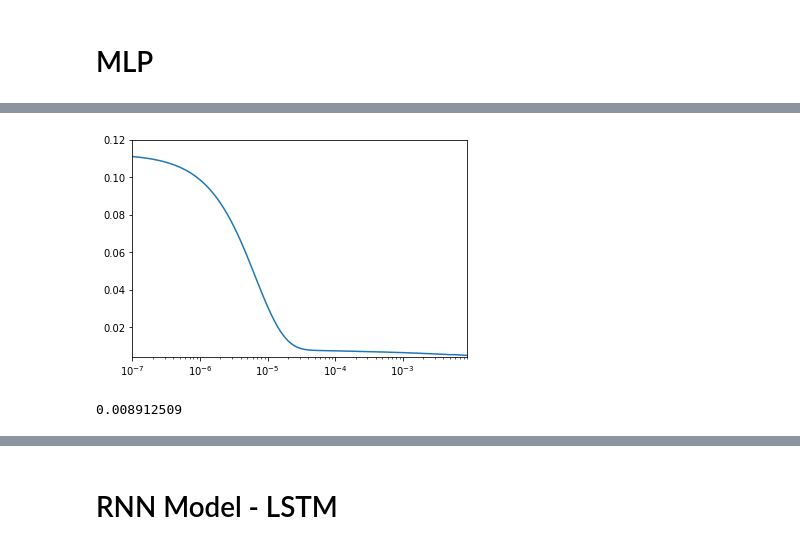
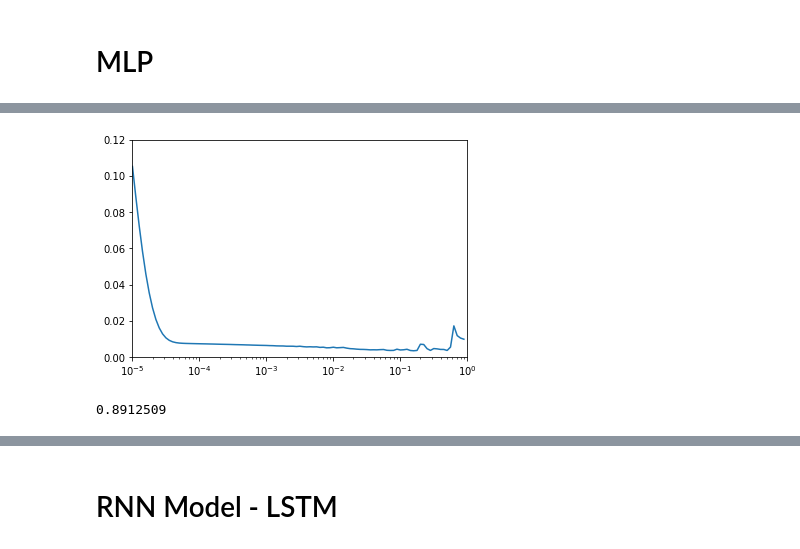
Before and after one commit to topefolorunso/NN-Based-Oil-Prediction-Model-w-Time-Series-Forecasting, a Jupyter notebook: 507_508/model.ipynb, the cells around one changed output, grey strips where cells are left out. Saved outputs shown, nothing was run; the diff lists cells and outputs as text; code cells hidden in the pictures.

```diff
--- a/507_508/model.ipynb
+++ b/507_508/model.ipynb
@@ -160,15 +160,3 @@ mse = 0.0003178901941009895,
 rmse = 0.017829475429776094
 # %% [markdown]
 # Linear Model
-# %%
-def window_dataset(series, window_size, batch_size=32,
-                   shuffle_buffer=1000):
-
-    dataset = tf.data.Dataset.from_tensor_slices(series)
-    dataset = dataset.window(window_size + 1, shift=1, drop_remainder=True)
-    dataset = dataset.flat_map(lambda window: window.batch(window_size + 1))
-    dataset = dataset.shuffle(shuffle_buffer)
-    dataset = dataset.map(lambda window: (window[:-1], window[-1]))
-    dataset = dataset.batch(batch_size).prefetch(1)
-
-    return dataset
@@ -213,3 +163,26 @@ Epoch 100/100
+# %%
+def window_dataset(series, window_size, batch_size=30, shuffle_buffer=100):
+
+    dataset = tf.data.Dataset.from_tensor_slices(series)
+    dataset = dataset.window(window_size + 1, shift=1, drop_remainder=True)
+    dataset = dataset.flat_map(lambda window: window.batch(window_size + 1))
+    dataset = dataset.shuffle(shuffle_buffer)
+    dataset = dataset.map(lambda window: (window[:-1], window[-1]))
+    dataset = dataset.batch(batch_size).prefetch(2)
+
+    return dataset
+
+
+def model_forecast(model, series, window_size):
+
+    dataset = tf.data.Dataset.from_tensor_slices(series)
+    dataset = dataset.window(window_size, shift=1, drop_remainder=True)
+    dataset = dataset.flat_map(lambda w: w.batch(window_size))
+    dataset = dataset.batch(30).prefetch(2)
+
+    forecast = model.predict(dataset)
+
+    return forecast
 # %%
 refresh()
 
@@ -354,9 +339,9 @@ model = Sequential([
             Dense(1)
         ])
 
-lr_schedule = LearningRateScheduler(lambda epoch: 1e-7 * 10**(epoch / 20))
+lr_schedule = LearningRateScheduler(lambda epoch: 1e-5 * 10**(epoch / 20))
 
-optimizer = keras.optimizers.SGD(learning_rate=1e-7, momentum=0.9)
+optimizer = keras.optimizers.SGD(learning_rate=1e-5, momentum=0.9)
 
 model.compile(loss=keras.losses.Huber(),
               optimizer=optimizer,
@@ -384,13 +369,13 @@ Epoch 100/100
 # %%
 plt.semilogx(history.history["lr"], history.history["loss"])
-plt.axis([1e-7, 9e-3, 0.004, 0.12])
+plt.axis([1e-5, 1, 0, 0.12])
 
 plt.show()
 
 max(history.history["lr"])
 # %% [output]
-[figure, old version]
+[figure, new version]
-0.008912509
+0.8912509
 # %%
 refresh()
 
```
Also changed, not shown: parts of 14 cells of this notebook.
